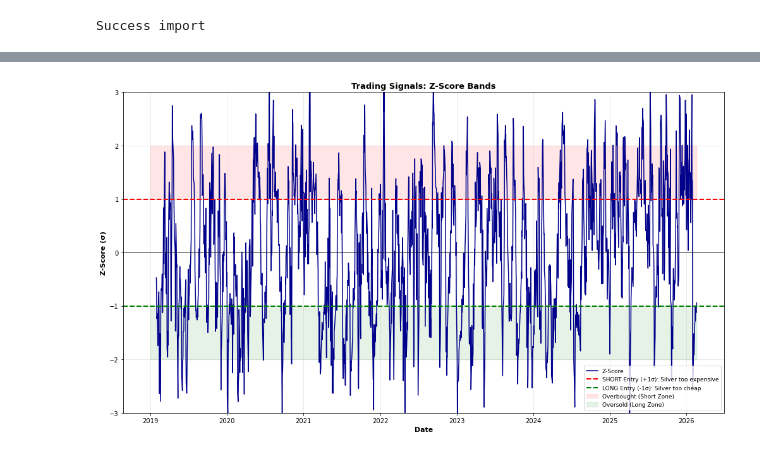
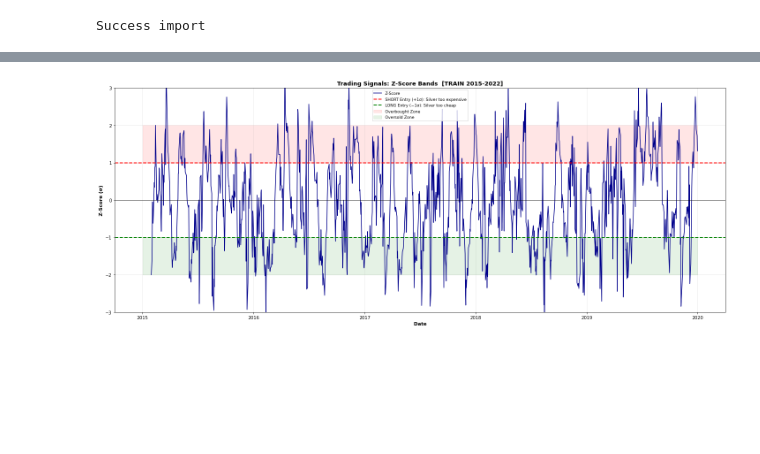
Before and after one commit to Prakhar3006/Gold-Silver-Mean-Reversion, a Jupyter notebook: Gold-Silver.ipynb, the cells around one changed output, grey strips where cells are left out. Saved outputs shown, nothing was run; the diff lists cells and outputs as text; code cells hidden in the pictures; blank space fills up the shorter version.

Commit message:
Updated testing on Kalman Spread and training and testing data

```diff
--- a/Gold-Silver.ipynb
+++ b/Gold-Silver.ipynb
@@ -256,10 +279,18 @@ Dynamic Hedge Ratio β(t) Statistics:
 # %%
 fig, a = plt.subplots(figsize=(16, 6))
 
-a.plot(x , betas, color = 'darkblue', linewidth = '2.5', label = "Beta")
-a.axhline(betas.mean(), color = 'red' , linestyle = '--', label = f" Beta Mean :{betas.mean(): .4f} ")
-a.fill_between(x, betas.mean()-betas.std(), betas.mean() + betas.std(),color = 'blue', alpha = 0.2, label = '±1σ Band')
+x_train = data_train.index.to_numpy()
+
+a.plot(x_train, betas_train, color='darkblue', linewidth=2.5, label='Beta (Train)')
+a.axhline(betas_train.mean(), color='red', linestyle='--',
+          label=f' Beta Mean: {betas_train.mean():.4f}')
+a.fill_between(x_train,
+               betas_train.mean() - betas_train.std(),
+               betas_train.mean() + betas_train.std(),
+               color='blue', alpha=0.2, label='±1σ Band')
+a.set_title('Dynamic Hedge Ratio β(t)  [TRAIN 2015-2022]', fontsize=13, fontweight='bold')
+a.set_ylabel('Beta', fontsize=11, fontweight='bold')
 a.legend()
-a.grid(True, alpha = 0.4)
+a.grid(True, alpha=0.4)
 plt.show()
 # %% [output]
@@ -323,26 +342,19 @@ Signal Occurrences:
 # %%
-fig, ax = plt.subplots(figsize=(14, 8))
+fig, ax1 = plt.subplots(figsize=(20, 8))
 
-# Plot Z-score
-ax.plot(x, z_score.to_numpy(), linewidth=1.5, color='darkblue', label='Z-Score')
-
-# Trading bands
-ax.axhline(1.0, color='red', linestyle='--', linewidth=2, label='SHORT Entry (+1σ): Silver too expensive')
-ax.axhline(-1.0, color='green', linestyle='--', linewidth=2, label='LONG Entry (-1σ): Silver too cheap')
-ax.axhline(0, color='black', linestyle='-', linewidth=0.8)
-
-# Highlight overbought/oversold zones
-ax.fill_between(x, 1, 2, alpha=0.1, color='red', label='Overbought (Short Zone)')
-ax.fill_between(x, -1, -2, alpha=0.1, color='green', label='Oversold (Long Zone)')
-
-ax.set_ylabel('Z-Score (σ)', fontsize=11, fontweight='bold')
-ax.set_xlabel('Date', fontsize=11, fontweight='bold')
-ax.set_title('Trading Signals: Z-Score Bands', fontsize=13, fontweight='bold')
-ax.legend(fontsize=9, loc='best')
-ax.grid(True, alpha=0.3)
-ax.set_ylim(-3, 3)
-
+ax1.plot(x_train, z_score_train.values, linewidth=1.5, color='darkblue', label='Z-Score')
+ax1.axhline( 1.0, color='red',   linestyle='--', linewidth=2, label='SHORT Entry (+1σ): Silver too expensive')
+ax1.axhline(-1.0, color='green', linestyle='--', linewidth=2, label='LONG Entry (−1σ): Silver too cheap')
+ax1.axhline( 0,   color='black', linestyle='-',  linewidth=0.8)
+ax1.fill_between(x_train,  1,  2, alpha=0.1, color='red',   label='Overbought Zone')
+ax1.fill_between(x_train, -1, -2, alpha=0.1, color='green', label='Oversold Zone')
+ax1.set_ylabel('Z-Score (σ)', fontsize=11, fontweight='bold')
+ax1.set_xlabel('Date',        fontsize=11, fontweight='bold')
+ax1.set_title('Trading Signals: Z-Score Bands  [TRAIN 2015-2022]', fontsize=13, fontweight='bold')
+ax1.legend(fontsize=9)
+ax1.grid(True, alpha=0.3)
+ax1.set_ylim(-3, 3)
 plt.tight_layout()
 plt.show()
 # %% [output]
-[figure, old version]
+[figure, new version]
```
Also changed, not shown: parts of 19 cells of this notebook.
